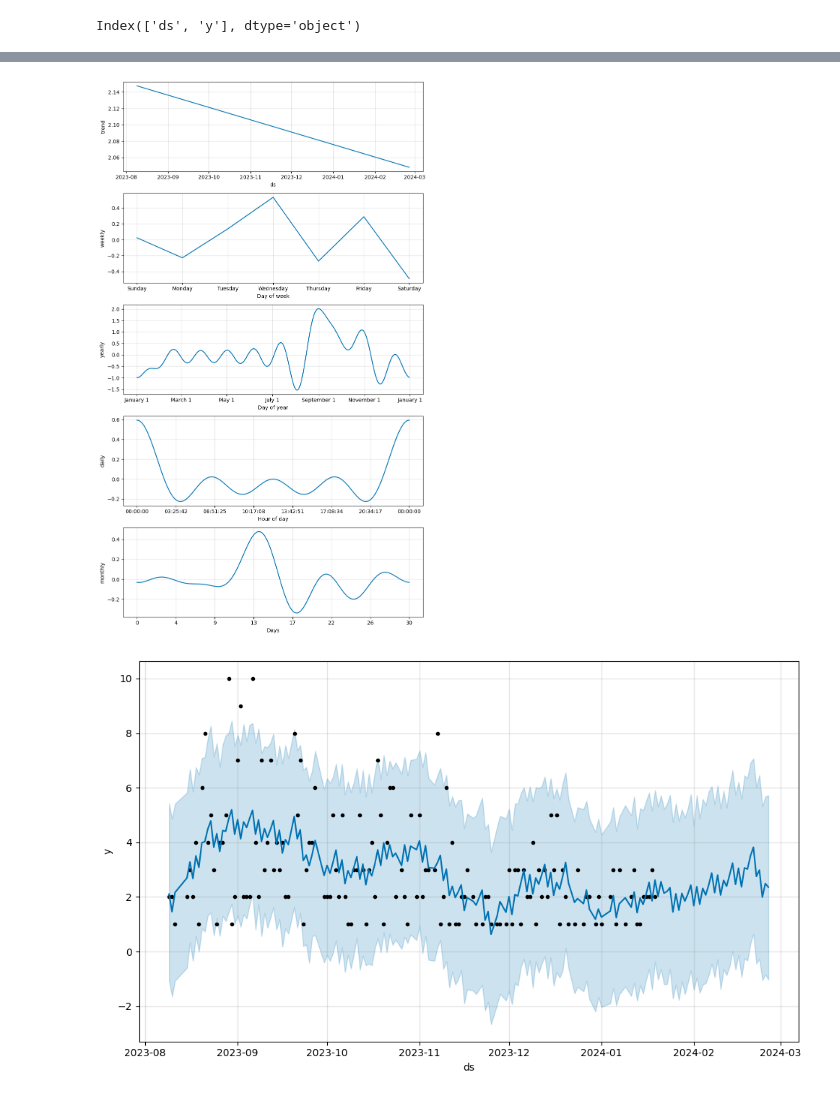
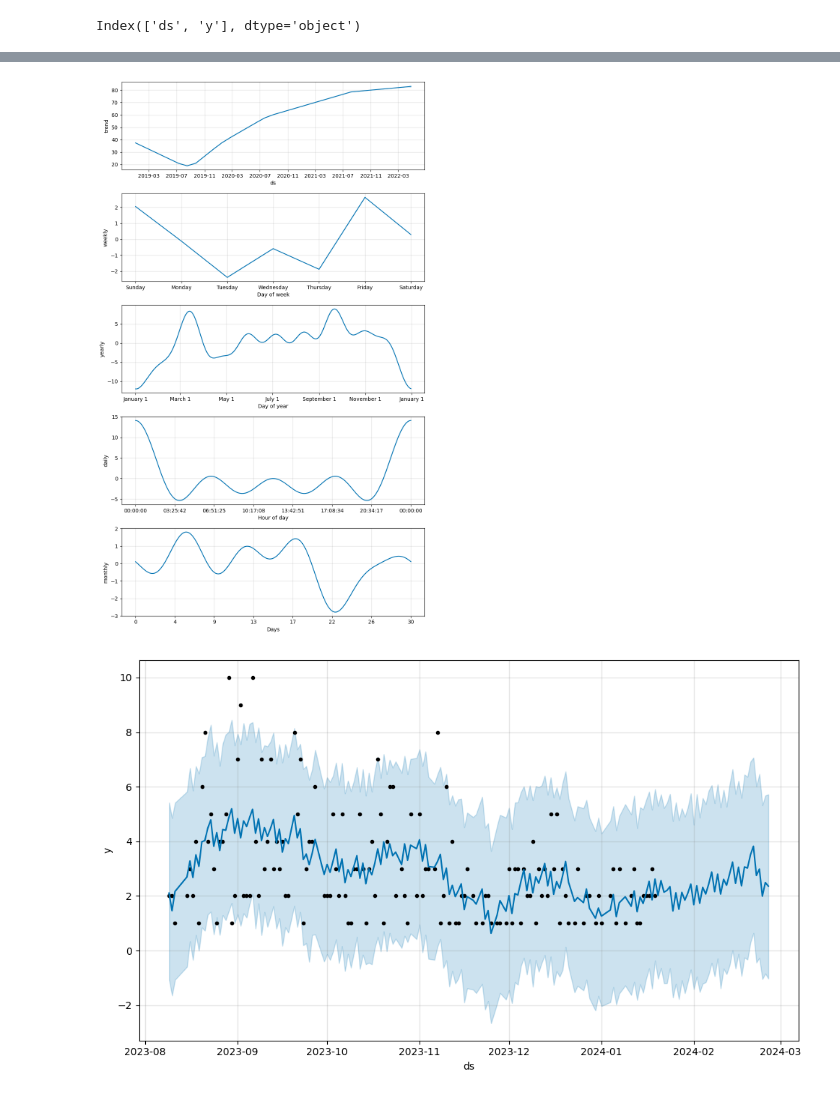
Before and after one commit to ilovedata6/Crime-TimeSeries-Forecasting, a Jupyter notebook: timeseriesv1.ipynb, the cells around one changed output, grey strips where cells are left out. Cells and saved outputs as stored; diff of their text form; code cells hidden in the pictures.

```diff
--- a/timeseriesv1.ipynb
+++ b/timeseriesv1.ipynb
@@ -88,3 +92,3 @@ df.shape
 # %%
 # Data from 1-01-2022 till 8-03-2024
-df = df[df['report_date'] >= '2023-07-01']
+df = df[df['report_date'] <= '2023-07-01']
@@ -112,0 +125,15 @@ grouped_df
+# %%
+# Calculate the IQR
+Q1 = grouped_df['y'].quantile(0.25)
+Q3 = grouped_df['y'].quantile(0.75)
+IQR = Q3 - Q1
+
+# Define upper and lower bounds for outliers
+lower_bound = Q1 - 1.5 * IQR
+upper_bound = Q3 + 1.5 * IQR
+
+# Identify outliers
+outliers = grouped_df[(grouped_df['y'] < lower_bound) | (grouped_df['y'] > upper_bound)]
+
+print("Outliers:")
+print(outliers)
@@ -112,0 +144,5 @@ grouped_df
+# %%
+mean_value = grouped_df['y'].mean()
+grouped_df.loc[(grouped_df['y'] < lower_bound) | (grouped_df['y'] > upper_bound), 'y'] = mean_value
+
+grouped_df.head()
@@ -113,7 +156,7 @@ grouped_df
 # %%
 grouped_df=grouped_df.rename(columns={'report_date':'ds','CrimeCount':'y'})
 
-train_df = grouped_df.iloc[:144]
-test_df = grouped_df.iloc[144:]
+train_df = grouped_df.iloc[:1185]
+test_df = grouped_df.iloc[1185:]
 train_df.shape,test_df.shape
 # %% [output]
@@ -166,7 +247,7 @@ m = Prophet(interval_width=0.95, yearly_seasonality=True, weekly_seasonality=Tru
 m.add_seasonality(name='monthly', period=30.5, fourier_order=5, prior_scale=0.02)
 # Fit the model with training data and make prediction
 m.fit(train_df)
-future = m.make_future_dataframe(periods=38)
+future = m.make_future_dataframe(periods=26)
 forecast = m.predict(future)
 fig = m.plot_components(forecast)
 # %% [output]
@@ -175,4 +256,4 @@ fig = m.plot_components(forecast)
-[figure, old version]
+[figure, new version]
 # %%
 figure = m.plot(forecast)
 # %% [output]
```
Also changed, not shown: parts of 21 cells of this notebook, 3 other files.
